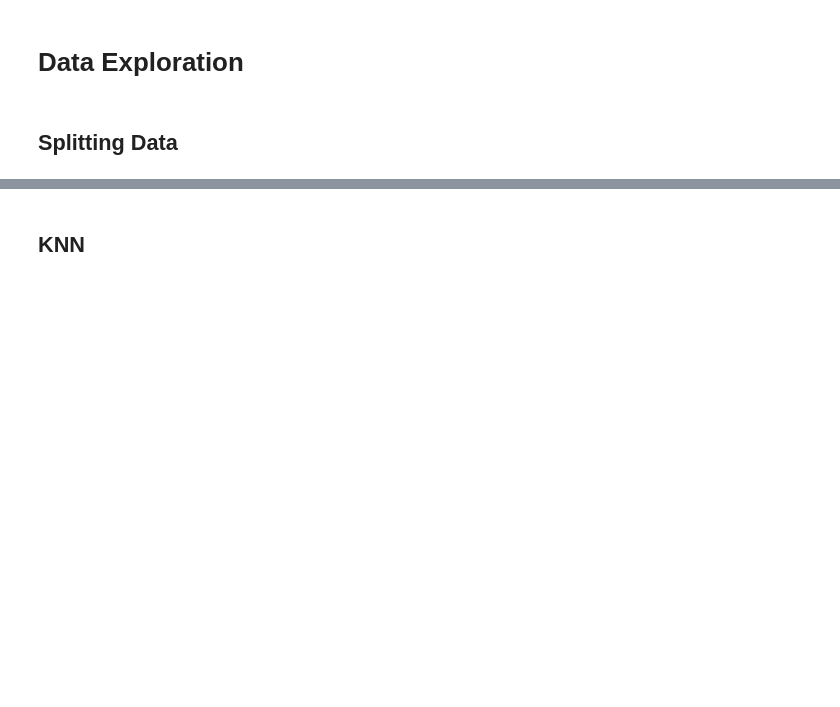
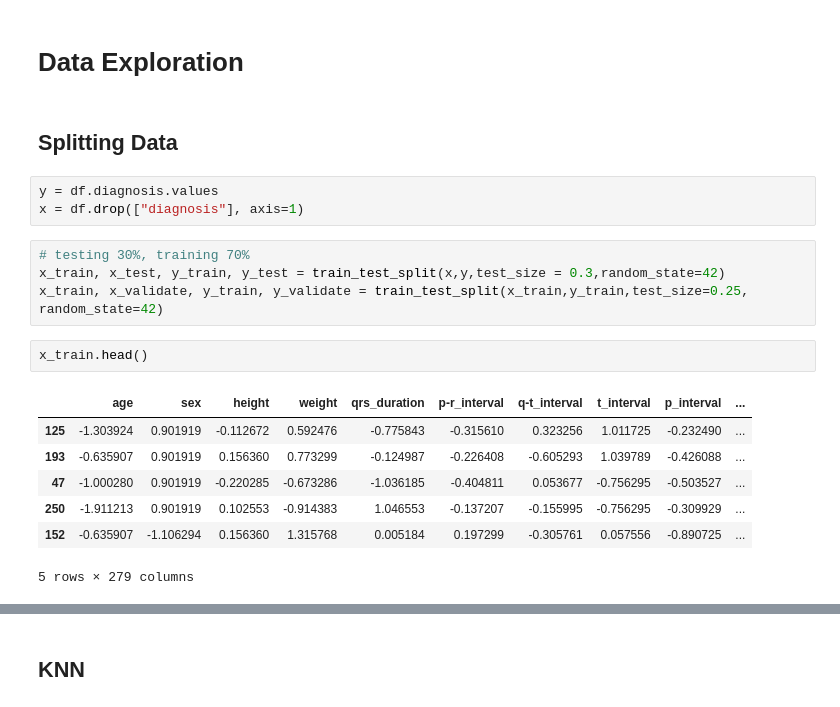
Before and after one commit to inaafina/ArrhythmiaAI, a Jupyter notebook: Final_Project.ipynb, the cells around one changed output, grey strips where cells are left out. Saved outputs shown, nothing was run; the diff lists cells and outputs as text; blank space fills up the shorter version.

```diff
--- a/Final_Project.ipynb
+++ b/Final_Project.ipynb
@@ -232,3 +253,20 @@ plt.show()
 # Data Exploration
 # %% [markdown]
 ## Splitting Data
+# %%
+y = df.diagnosis.values
+x = df.drop(["diagnosis"], axis=1)
+# %%
+# testing 30%, training 70%
+x_train, x_test, y_train, y_test = train_test_split(x,y,test_size = 0.3,random_state=42)
+x_train, x_validate, y_train, y_validate = train_test_split(x_train,y_train,test_size=0.25, random_state=42)
+# %%
+x_train.head()
+# %% [output]
+|  | age | sex | height | weight | qrs_duration | p-r_interval | q-t_interval | t_interval | p_interval | ... |
+| 125 | -1.303924 | 0.901919 | -0.112672 | 0.592476 | -0.775843 | -0.315610 | 0.323256 | 1.011725 | -0.232490 | ... |
+| 193 | -0.635907 | 0.901919 | 0.156360 | 0.773299 | -0.124987 | -0.226408 | -0.605293 | 1.039789 | -0.426088 | ... |
+| 47 | -1.000280 | 0.901919 | -0.220285 | -0.673286 | -1.036185 | -0.404811 | 0.053677 | -0.756295 | -0.503527 | ... |
+| 250 | -1.911213 | 0.901919 | 0.102553 | -0.914383 | 1.046553 | -0.137207 | -0.155995 | -0.756295 | -0.309929 | ... |
+| 152 | -0.635907 | -1.106294 | 0.156360 | 1.315768 | 0.005184 | 0.197299 | -0.305761 | 0.057556 | -0.890725 | ... |
+5 rows × 279 columns
```
Also changed, not shown: parts of 10 cells of this notebook.
